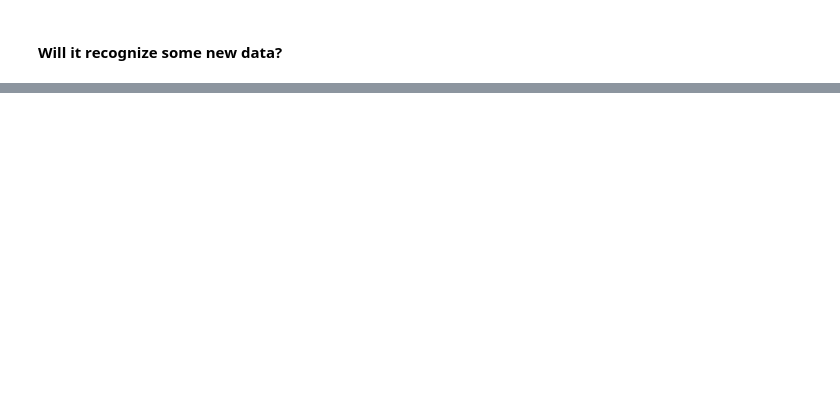
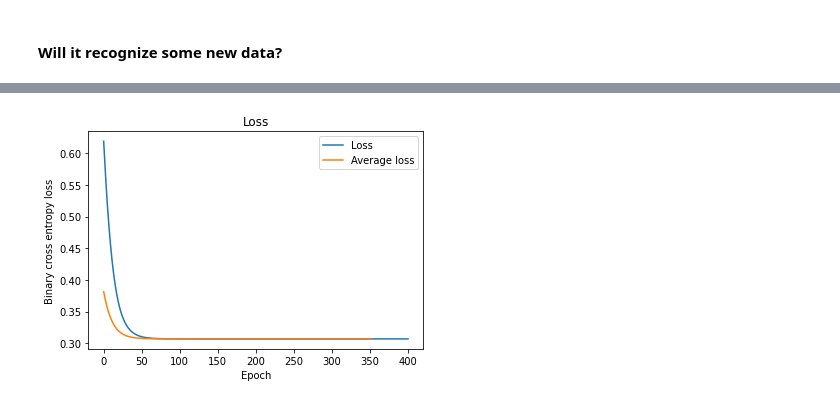
Before and after one commit to henrfj/TDT17-visual-intelligence, a Jupyter notebook: Task 1/phase1.ipynb, the cells around one changed output, grey strips where cells are left out. Saved outputs shown, nothing was run; the diff lists cells and outputs as text; code cells hidden in the pictures; blank space fills up the shorter version.

```diff
--- a/Task 1/phase1.ipynb
+++ b/Task 1/phase1.ipynb
@@ -258,16 +241,0 @@ https://medium.com/analytics-vidhya/creating-convolutional-neural-networks-from-
-# %%
-import numpy as np
-from matplotlib import pyplot as plt
-def sigmoid(x):
-    return 1/(1+np.exp(-x))
-def sigmoid_p(x):
-    return sigmoid(x)*(1 -sigmoid(x))
-def relu(x):
-    return np.maximum(x, 0)
-def relu_p(x):
-    return np.heaviside(x, 0)
-def deriv_func(z,function):
-    if function == sigmoid:
-        return sigmoid_p(z)
-    elif function == relu:
-        return relu_p(z)
@@ -273,0 +336,16 @@ def deriv_func(z,function):
+# %%
+model_batch, losses_batch = simple_batch_fit(X_train, y_train, lr=0.02, epochs=400, verbose=False, scale=1, batch_size=3)
+prediction(model_batch, X_train, scale=1)
+
+# Average loss over time
+N=50
+avg = np.convolve(losses_batch, np.ones(N)/N, mode='valid')
+# plotting the loss
+plt.title("Loss")
+plt.xlabel("Epoch")
+plt.ylabel("Binary cross entropy loss")
+plt.plot(np.linspace(0, len(losses_batch), len(losses_batch)), losses_batch, label="Loss")
+plt.plot(np.linspace(0, len(avg), len(avg)), avg, label="Average loss")
+plt.legend();
+# %% [output]
+[figure, added]
```
Also changed, not shown: parts of 13 cells of this notebook.
